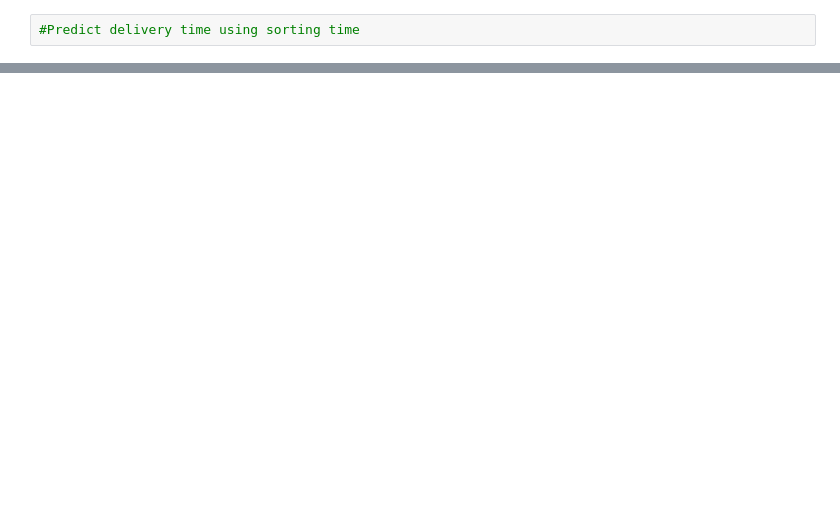
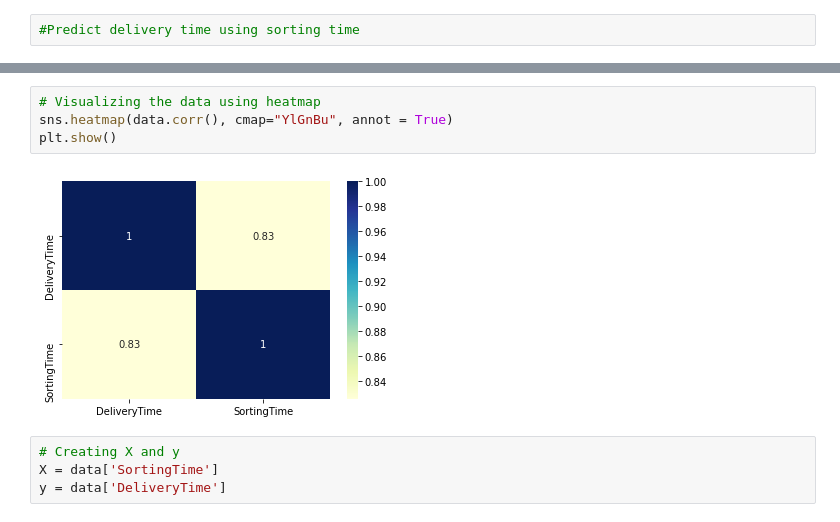
Before and after one commit to Meghagaik/Assignments, a Jupyter notebook: SimpleLinearRegression-Delivery_time.ipynb, the cells around one changed output, grey strips where cells are left out. Saved outputs shown, nothing was run; the diff lists cells and outputs as text; blank space fills up the shorter version.

```diff
--- a/SimpleLinearRegression-Delivery_time.ipynb
+++ b/SimpleLinearRegression-Delivery_time.ipynb
@@ -72,0 +57,10 @@ dtype: float64
+# %%
+# Visualizing the data using heatmap
+sns.heatmap(data.corr(), cmap="YlGnBu", annot = True)
+plt.show()
+# %% [output]
+[figure, added]
+# %%
+# Creating X and y
+X = data['SortingTime']
+y = data['DeliveryTime']
```
Also changed, not shown: parts of 31 cells of this notebook.
